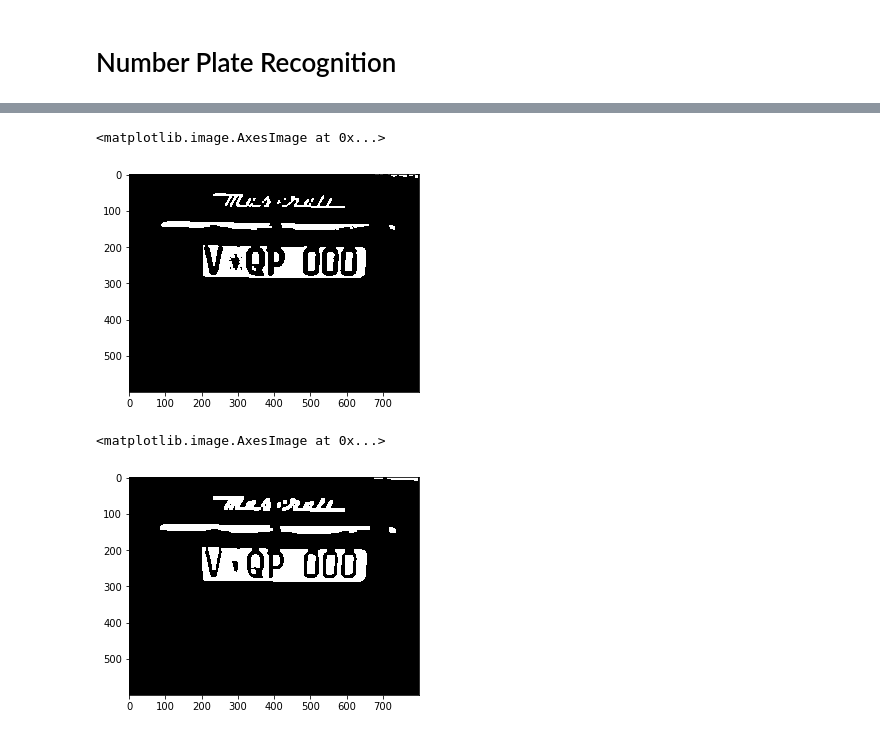
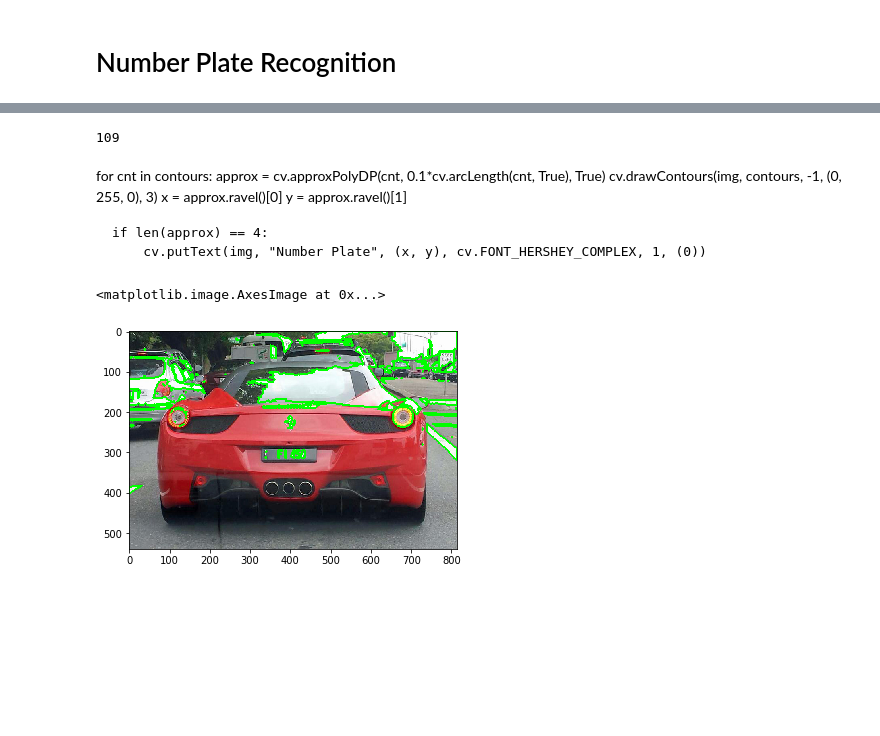
Before and after one commit to wQuole/ELEC4630, a Jupyter notebook: Assignment 1/task1.ipynb, the cells around one changed output, grey strips where cells are left out. Saved outputs shown, nothing was run; the diff lists cells and outputs as text; code cells hidden in the pictures; blank space fills up the shorter version.

Commit message:
Add contour detection

```diff
--- a/Assignment 1/task1.ipynb
+++ b/Assignment 1/task1.ipynb
@@ -5,7 +5,7 @@ import numpy as np
 import cv2 as cv
 from matplotlib import pyplot as plt
 # %%
-img = cv.imread('images/car1.jpg')
+img = cv.imread('images/car5.jpg')
 # %%
 gray = cv.cvtColor(img, cv.COLOR_BGR2GRAY)
 # %%
@@ -37,0 +56,4 @@ opening = cv.morphologyEx(threshold,cv.MORPH_OPEN,kernel, iterations = 2)
+# %%
+len(contours)
+# %% [output]
+109
@@ -38,5 +62,14 @@ opening = cv.morphologyEx(threshold,cv.MORPH_OPEN,kernel, iterations = 2)
+# %% [markdown]
+for cnt in contours:
+    approx = cv.approxPolyDP(cnt, 0.1*cv.arcLength(cnt, True), True)
+    cv.drawContours(img, contours, -1, (0, 255, 0), 3)
+    x = approx.ravel()[0]
+    y = approx.ravel()[1]
+
+    if len(approx) == 4:
+        cv.putText(img, "Number Plate", (x, y), cv.FONT_HERSHEY_COMPLEX, 1, (0))
 # %%
-plt.imshow(cv.cvtColor(opening, cv.COLOR_BGR2RGB))
+plt.imshow(cv.cvtColor(img, cv.COLOR_BGR2RGB))
 # %% [output]
 <matplotlib.image.AxesImage at 0x...>
-[figure, old version]
+[figure, new version]
@@ -46,5 +75,0 @@ sure_background = cv.dilate(opening, kernel, iterations=2)
-# %%
-plt.imshow(cv.cvtColor(sure_background, cv.COLOR_BGR2RGB))
-# %% [output]
-<matplotlib.image.AxesImage at 0x...>
-[figure, removed]
```
Also changed, not shown: parts of 19 cells of this notebook.
